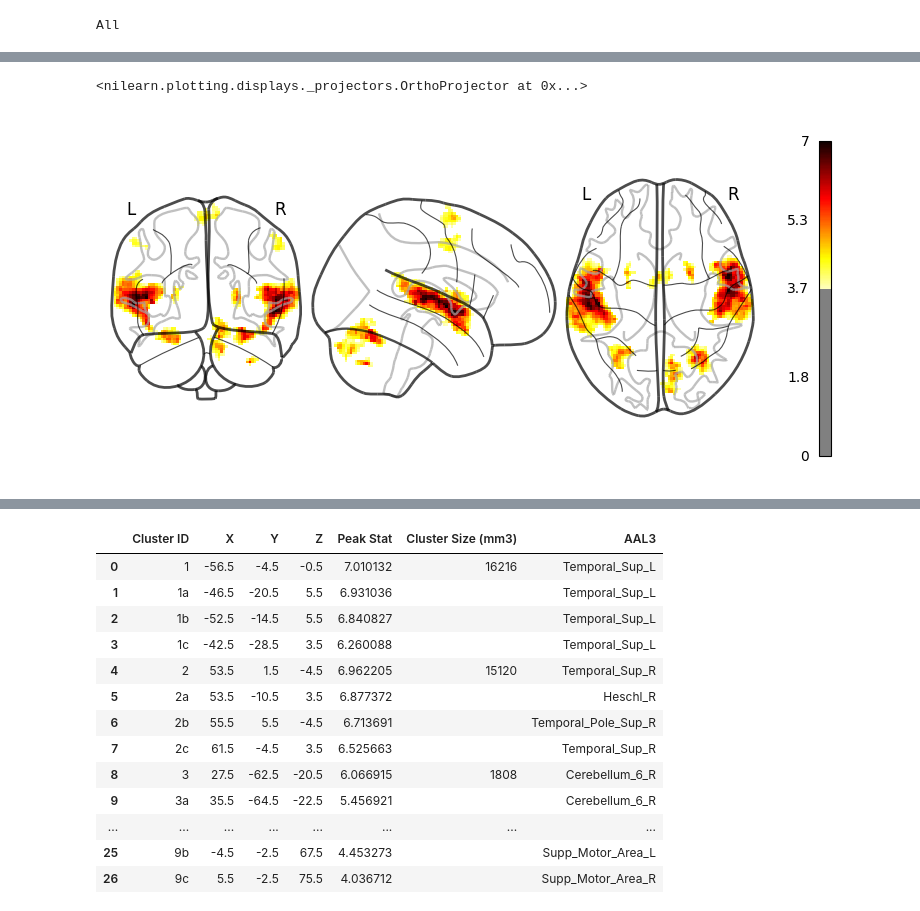
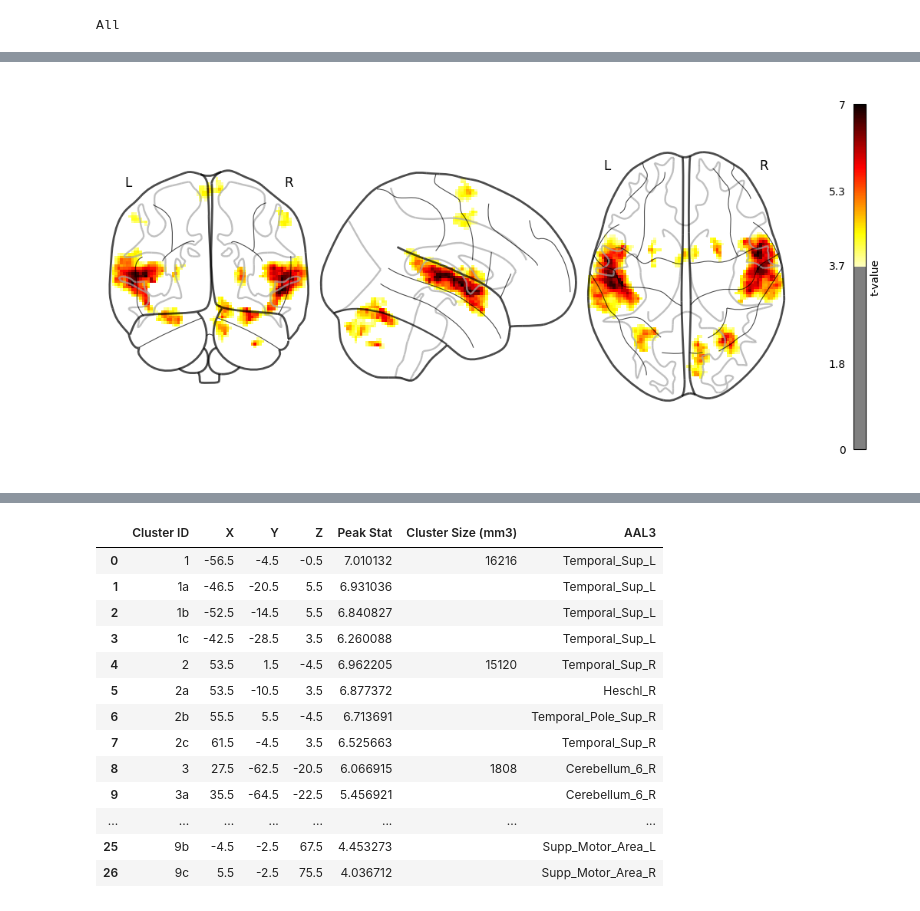
Before and after one commit to CIBIT-UC/brainplayback_task02, a Jupyter notebook: glm/group_maps_tables.ipynb, the cells around one changed output, grey strips where cells are left out. Cells and saved outputs as stored; diff of their text form; code cells hidden in the pictures.

```diff
--- a/glm/group_maps_tables.ipynb
+++ b/glm/group_maps_tables.ipynb
@@ -33,29 +33,6 @@ c_idx = 0
 print(contrasts_renamed[c_idx])
 # %% [output]
 All
-# %%
-def my_json_view_size(params):
-    """Define the size of the viewer.
-    Returns: width_view, height_view
-
-    """
-    # slices_width = sagittal_width (y) + coronal_width (x) + axial_width (x)
-    slices_width = params['nbSlice']['Y'] + 2 * params['nbSlice']['X']
-
-    # slices_height = max of sagittal_height (z), coronal_height (z), and
-    # axial_height (y).
-    # Also add 20% extra height for annotation and margin
-    slices_height = np.max([params['nbSlice']['Y'], params['nbSlice']['Z']])
-    slices_height = 1.20 * slices_height
-
-    # Get the final size of the viewer
-    width_view = 800
-    ratio = slices_height / slices_width
-    height_view = np.ceil(ratio * width_view)
-
-    return width_view, height_view
-
-plotting.html_stat_map._json_view_size = my_json_view_size
 # %%
 z_map_g = os.path.join(out_dir_group,
                        f'group_task-02a_stat-z_con-{contrasts_renamed[c_idx]}.nii.gz')
@@ -77,8 +58,19 @@ plotting.view_img(clean_map_g,
-# %%
-plotting.plot_glass_brain(clean_map_g,
-                          colorbar=True,
-                          cmap='cold_white_hot',
-                          threshold=threshold_g)
-# %% [output]
-<nilearn.plotting.displays._projectors.OrthoProjector at 0x...>
-[figure, removed]
+# %%
+# Create a new figure and axis
+fig = plt.figure(figsize=(10, 5))
+
+# Plot the glass brain on the custom axis
+display = plotting.plot_glass_brain(clean_map_g,
+                                    colorbar=True,
+                                    cmap='cold_white_hot',
+                                    threshold=threshold_g,
+                                    figure=fig)
+
+# Customize the colorbar
+cbar = display._cbar
+cbar.set_label('t-value')
+
+# Show the plot
+plt.show()
+# %% [output]
+[figure, added]
```
Also changed, not shown: parts of 3 cells of this notebook, 3 other files.
